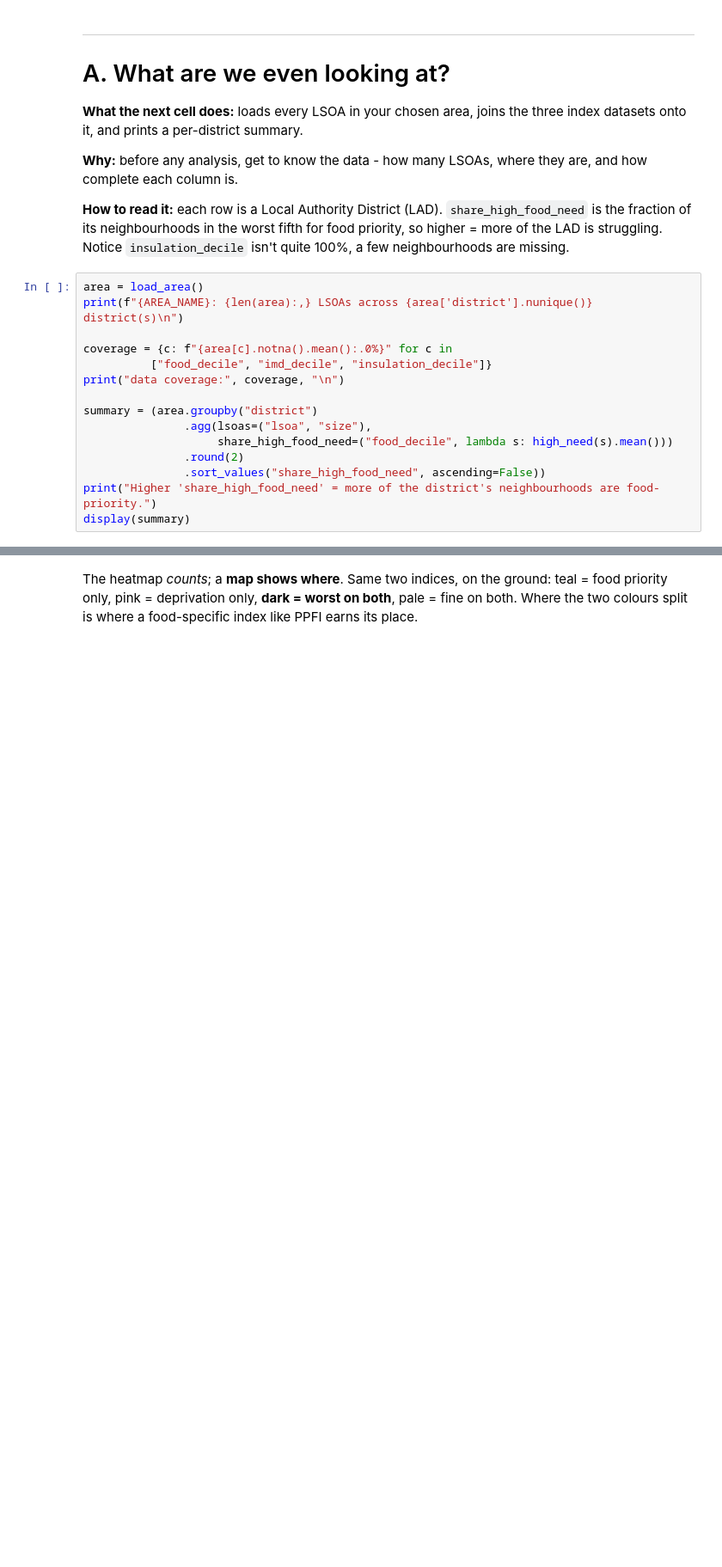
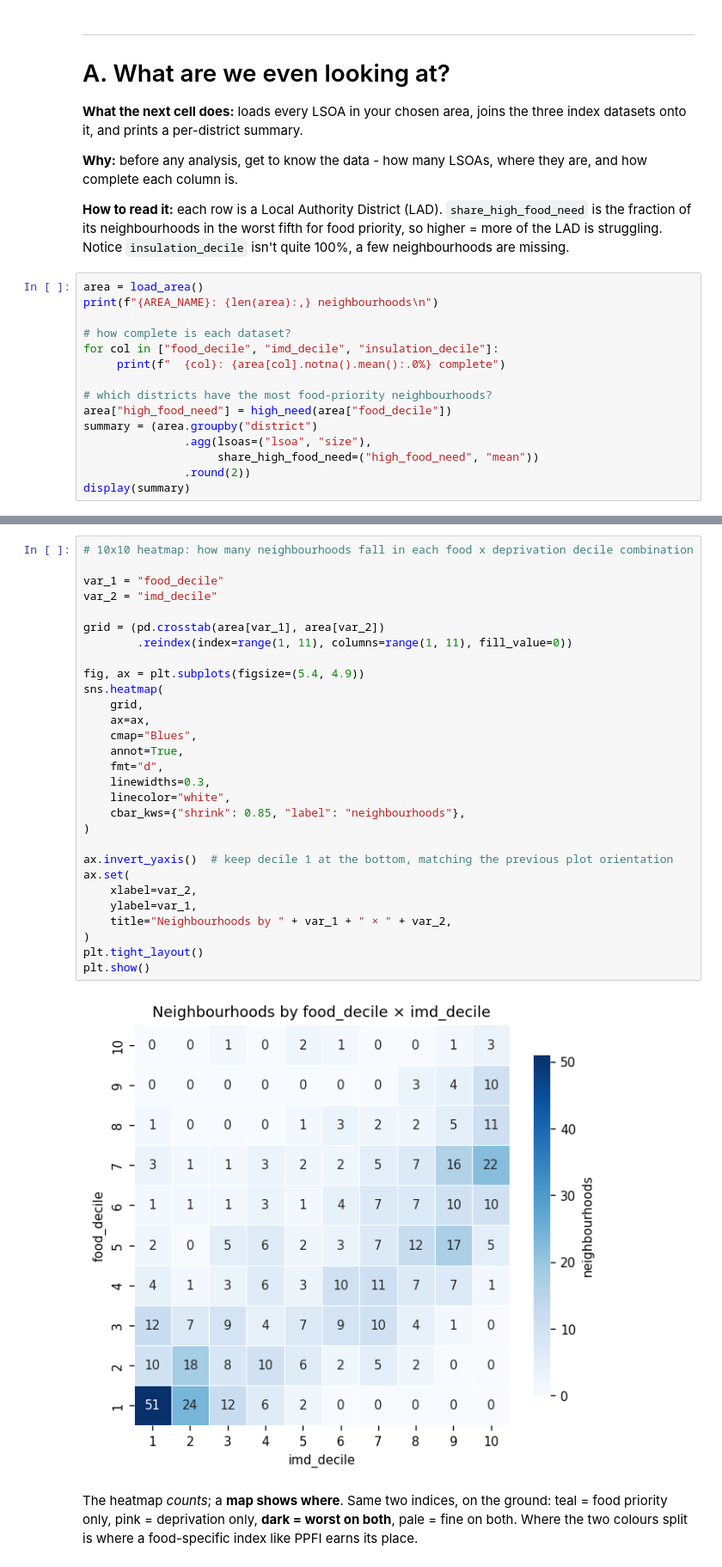
Before and after one commit to Leeds-HASP/digital-festival-2026, a Jupyter notebook: HASP_workshop.ipynb, the cells around one changed output, grey strips where cells are left out. Shown at 86% size. Saved outputs shown, nothing was run; the diff lists cells and outputs as text; blank space fills up the shorter version.

```diff
--- a/HASP_workshop.ipynb
+++ b/HASP_workshop.ipynb
@@ -240,17 +244,17 @@ neighbourhoods in the worst fifth for food priority, so higher = more of the LAD
 Notice `insulation_decile` isn't quite 100%, a few neighbourhoods are missing.
 # %%
 area = load_area()
-print(f"{AREA_NAME}: {len(area):,} LSOAs across {area['district'].nunique()} district(s)\n")
+print(f"{AREA_NAME}: {len(area):,} neighbourhoods\n")
 
-coverage = {c: f"{area[c].notna().mean():.0%}" for c in
-          ["food_decile", "imd_decile", "insulation_decile"]}
-print("data coverage:", coverage, "\n")
+# how complete is each dataset?
+for col in ["food_decile", "imd_decile", "insulation_decile"]:
+     print(f"  {col}: {area[col].notna().mean():.0%} complete")
 
+# which districts have the most food-priority neighbourhoods?
+area["high_food_need"] = high_need(area["food_decile"])
 summary = (area.groupby("district")
                .agg(lsoas=("lsoa", "size"),
-                    share_high_food_need=("food_decile", lambda s: high_need(s).mean()))
-               .round(2)
-               .sort_values("share_high_food_need", ascending=False))
-print("Higher 'share_high_food_need' = more of the district's neighbourhoods are food-priority.")
+                    share_high_food_need=("high_food_need", "mean"))
+               .round(2))
 display(summary)
 # %% [output]
@@ -352,3 +325,34 @@ How much do the three indices agree?  (Spearman rank correlation, 1.0 = identica
+# %%
+# 10x10 heatmap: how many neighbourhoods fall in each food x deprivation decile combination
+
+var_1 = "food_decile"
+var_2 = "imd_decile"
+
+grid = (pd.crosstab(area[var_1], area[var_2])
+        .reindex(index=range(1, 11), columns=range(1, 11), fill_value=0))
+
+fig, ax = plt.subplots(figsize=(5.4, 4.9))
+sns.heatmap(
+    grid,
+    ax=ax,
+    cmap="Blues",
+    annot=True,
+    fmt="d",
+    linewidths=0.3,
+    linecolor="white",
+    cbar_kws={"shrink": 0.85, "label": "neighbourhoods"},
+)
+
+ax.invert_yaxis()  # keep decile 1 at the bottom, matching the previous plot orientation
+ax.set(
+    xlabel=var_2,
+    ylabel=var_1,
+    title="Neighbourhoods by " + var_1 + " × " + var_2,
+)
+plt.tight_layout()
+plt.show()
+# %% [output]
+[figure, added]
 # %% [markdown]
 The heatmap *counts*; a **map shows where**. Same two indices, on the ground: teal = food priority
 only, pink = deprivation only, **dark = worst on both**, pale = fine on both. Where the two colours
```
Also changed, not shown: parts of 29 cells of this notebook.
